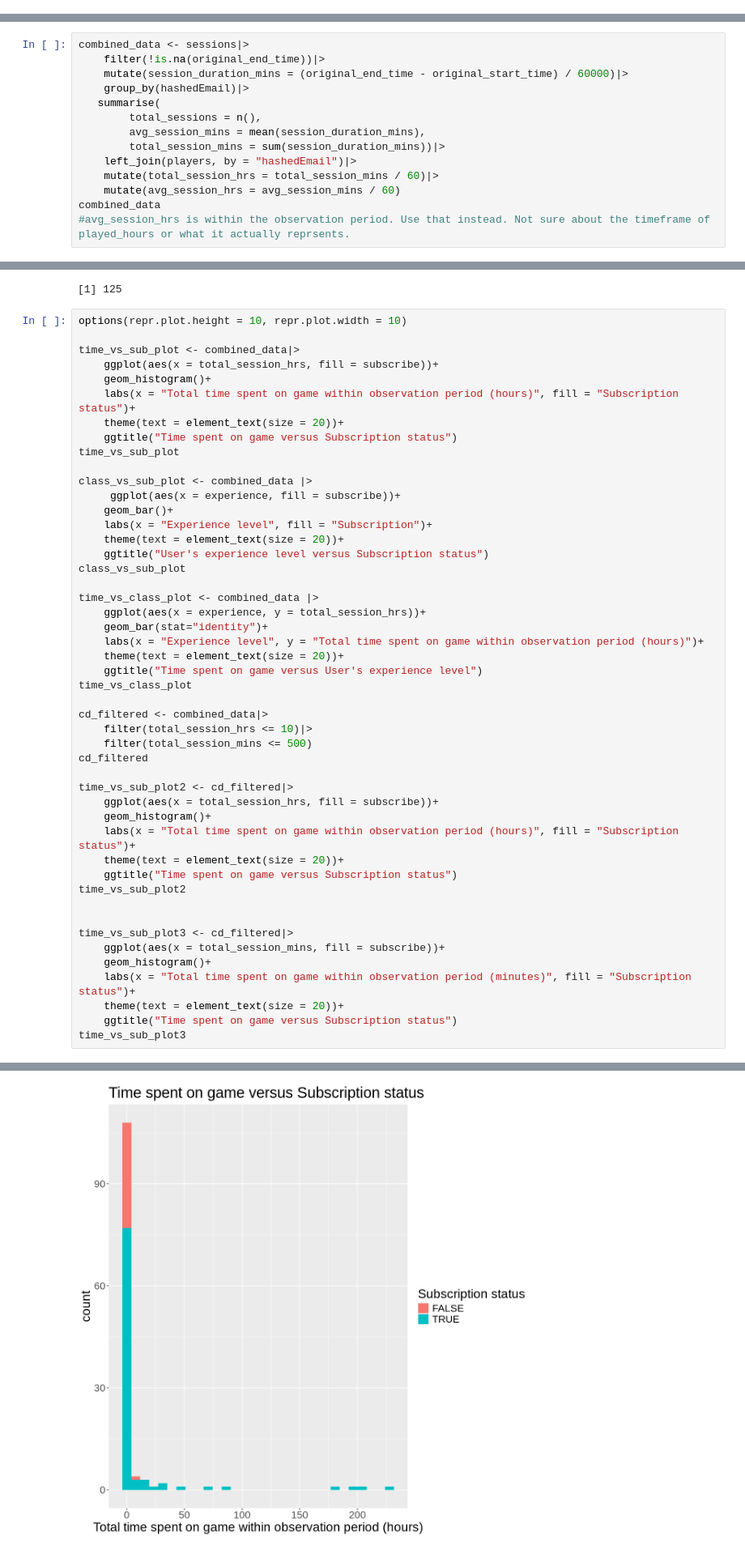
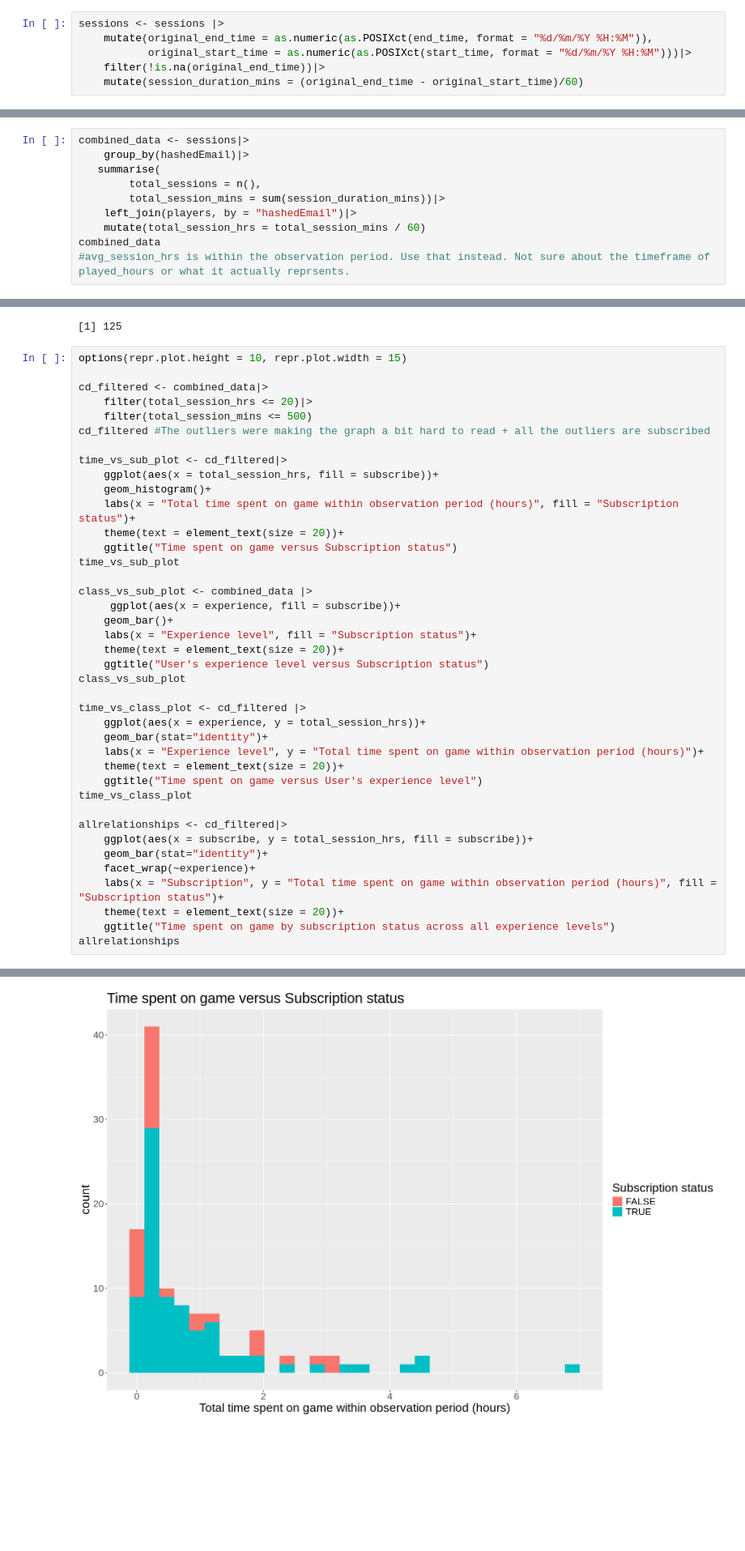
Before and after one commit to vanessapan07/dsci-project-009-19, a Jupyter notebook: projectplanning.ipynb, the cells around one changed output, grey strips where cells are left out. Shown at 81% size. Cells and saved outputs as stored; diff of their text form; blank space fills up the shorter version.

Commit message:
Cleaned up unnecessary graphs and made things bullet point

```diff
--- a/projectplanning.ipynb
+++ b/projectplanning.ipynb
@@ -143,2 +151,8 @@ A tibble: 1 × 7
+# %%
+sessions <- sessions |>
+    mutate(original_end_time = as.numeric(as.POSIXct(end_time, format = "%d/%m/%Y %H:%M")),
+           original_start_time = as.numeric(as.POSIXct(start_time, format = "%d/%m/%Y %H:%M")))|>
+    filter(!is.na(original_end_time))|>
+    mutate(session_duration_mins = (original_end_time - original_start_time)/60)
 # %%
 session_stats<-sessions|>
@@ -219,16 +207,12 @@ Q: Compute the mean value for each quantitative variable in the players.csv data
 |Mean	|21.14 |5.85	    |
 # %%
 combined_data <- sessions|>
-    filter(!is.na(original_end_time))|>
-    mutate(session_duration_mins = (original_end_time - original_start_time) / 60000)|>
     group_by(hashedEmail)|>
    summarise(
         total_sessions = n(),
-        avg_session_mins = mean(session_duration_mins),
         total_session_mins = sum(session_duration_mins))|>
     left_join(players, by = "hashedEmail")|>
-    mutate(total_session_hrs = total_session_mins / 60)|>
-    mutate(avg_session_hrs = avg_session_mins / 60)
+    mutate(total_session_hrs = total_session_mins / 60)
 combined_data
 #avg_session_hrs is within the observation period. Use that instead. Not sure about the timeframe of played_hours or what it actually reprsents.
 # %% [output]
@@ -247,9 +231,14 @@ nrow(combined_data)
 # %% [output]
 [1] 125
 # %%
-options(repr.plot.height = 10, repr.plot.width = 10)
+options(repr.plot.height = 10, repr.plot.width = 15)
 
-time_vs_sub_plot <- combined_data|>
+cd_filtered <- combined_data|>
+    filter(total_session_hrs <= 20)|>
+    filter(total_session_mins <= 500)
+cd_filtered #The outliers were making the graph a bit hard to read + all the outliers are subscribed
+
+time_vs_sub_plot <- cd_filtered|>
     ggplot(aes(x = total_session_hrs, fill = subscribe))+
     geom_histogram()+
     labs(x = "Total time spent on game within observation period (hours)", fill = "Subscription status")+
@@ -260,12 +249,12 @@ time_vs_sub_plot
 class_vs_sub_plot <- combined_data |>
      ggplot(aes(x = experience, fill = subscribe))+
     geom_bar()+
-    labs(x = "Experience level", fill = "Subscription")+
+    labs(x = "Experience level", fill = "Subscription status")+
     theme(text = element_text(size = 20))+
     ggtitle("User's experience level versus Subscription status")
 class_vs_sub_plot
 
-time_vs_class_plot <- combined_data |>
+time_vs_class_plot <- cd_filtered |>
     ggplot(aes(x = experience, y = total_session_hrs))+
     geom_bar(stat="identity")+
     labs(x = "Experience level", y = "Total time spent on game within observation period (hours)")+
@@ -273,25 +262,12 @@ time_vs_class_plot <- combined_data |>
     ggtitle("Time spent on game versus User's experience level")
 time_vs_class_plot
 
-cd_filtered <- combined_data|>
-    filter(total_session_hrs <= 10)|>
-    filter(total_session_mins <= 500)
-cd_filtered
-
-time_vs_sub_plot2 <- cd_filtered|>
-    ggplot(aes(x = total_session_hrs, fill = subscribe))+
-    geom_histogram()+
-    labs(x = "Total time spent on game within observation period (hours)", fill = "Subscription status")+
+allrelationships <- cd_filtered|>
+    ggplot(aes(x = subscribe, y = total_session_hrs, fill = subscribe))+
+    geom_bar(stat="identity")+
+    facet_wrap(~experience)+
+    labs(x = "Subscription", y = "Total time spent on game within observation period (hours)", fill = "Subscription status")+
     theme(text = element_text(size = 20))+
-    ggtitle("Time spent on game versus Subscription status")
-time_vs_sub_plot2
-
-
-time_vs_sub_plot3 <- cd_filtered|>
-    ggplot(aes(x = total_session_mins, fill = subscribe))+
-    geom_histogram()+
-    labs(x = "Total time spent on game within observation period (minutes)", fill = "Subscription status")+
-    theme(text = element_text(size = 20))+
-    ggtitle("Time spent on game versus Subscription status")
-time_vs_sub_plot3
+    ggtitle("Time spent on game by subscription status across all experience levels")
+allrelationships
 # %% [output]
@@ -299 +285 @@ time_vs_sub_plot3
-[figure, old version]
+[figure, new version]
```
Also changed, not shown: parts of 16 cells of this notebook.
